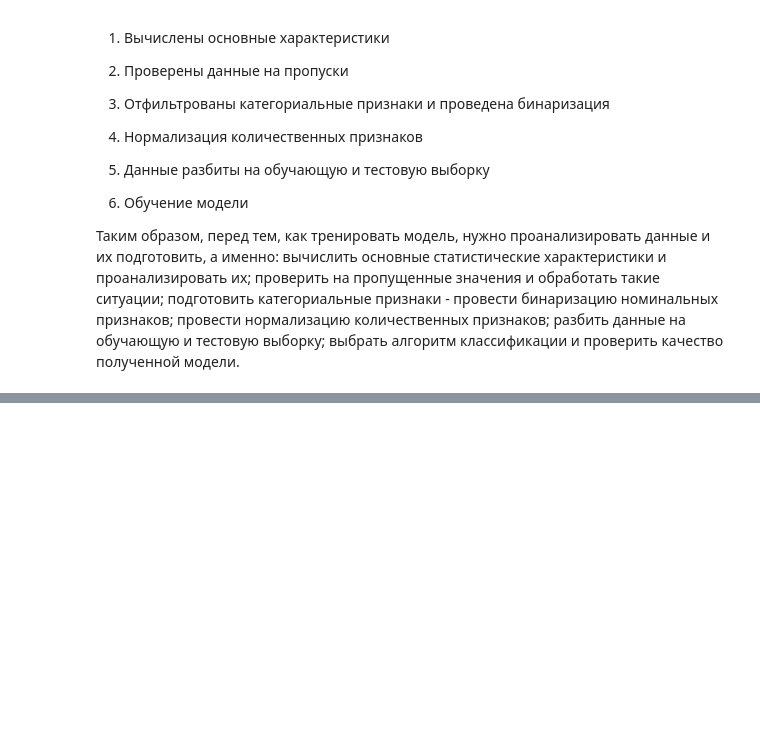
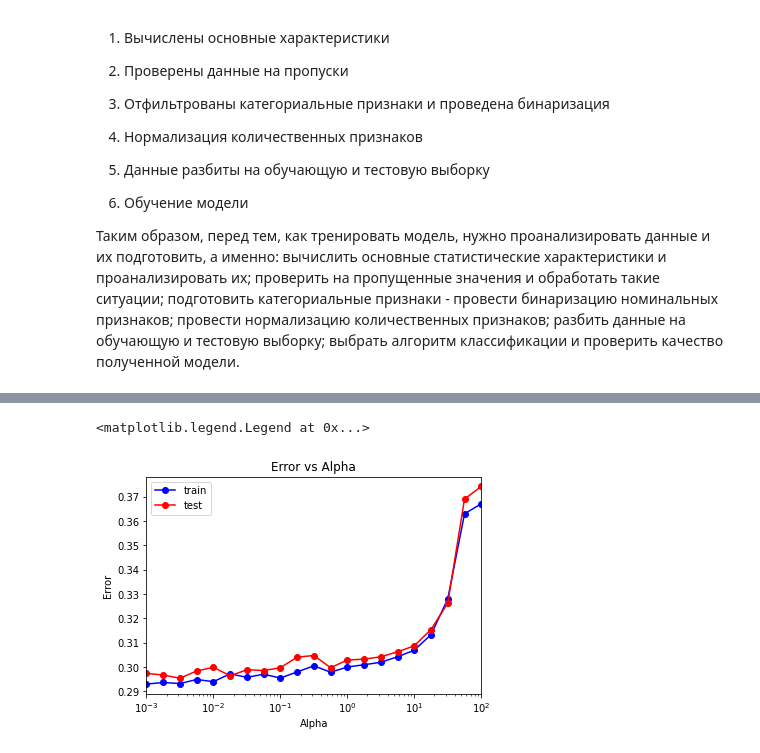
Before and after one commit to Oleg-ui/Machine-Learning-Course, a Jupyter notebook: Task1.ipynb, the cells around one changed output, grey strips where cells are left out. Saved outputs shown, nothing was run; the diff lists cells and outputs as text; code cells hidden in the pictures; blank space fills up the shorter version.

```diff
--- a/Task1.ipynb
+++ b/Task1.ipynb
@@ -502,0 +560,32 @@ MSE. Train : 0.46, Test: 0.45.
+# %%
+alpha_arr = np.logspace(-3, 2, 21)
+alpha_arr = alpha_arr.astype(float)
+test_err = []
+train_err = []
+train_acc = []
+test_acc = []
+
+for alpha in tqdm(alpha_arr):
+    model = MLPClassifier(alpha = alpha, hidden_layer_sizes=(layer_opt,),
+                          solver='lbfgs', activation='logistic', max_iter=450000, random_state=42)
+    model.fit(X_train_minmax, y_train)
+
+    y_train_pred = model.predict(X_train_minmax)
+    y_test_pred = model.predict(X_test_minmax)
+
+    train_err.append(np.mean(y_train != y_train_pred))
+    test_err.append(np.mean(y_test != y_test_pred))
+
+    train_acc.append(accuracy_score(y_train, y_train_pred))
+    test_acc.append(accuracy_score(y_test, y_test_pred))
+# %%
+plt.semilogx(alpha_arr, train_err, 'b-o', label = 'train')
+plt.semilogx(alpha_arr, test_err, 'r-o', label = 'test')
+plt.xlim([np.min(alpha_arr), np.max(alpha_arr)])
+plt.title('Error vs Alpha')
+plt.xlabel('Alpha')
+plt.ylabel('Error')
+plt.legend()
+# %% [output]
+<matplotlib.legend.Legend at 0x...>
+[figure, added]
```
Also changed, not shown: parts of 27 cells of this notebook.
